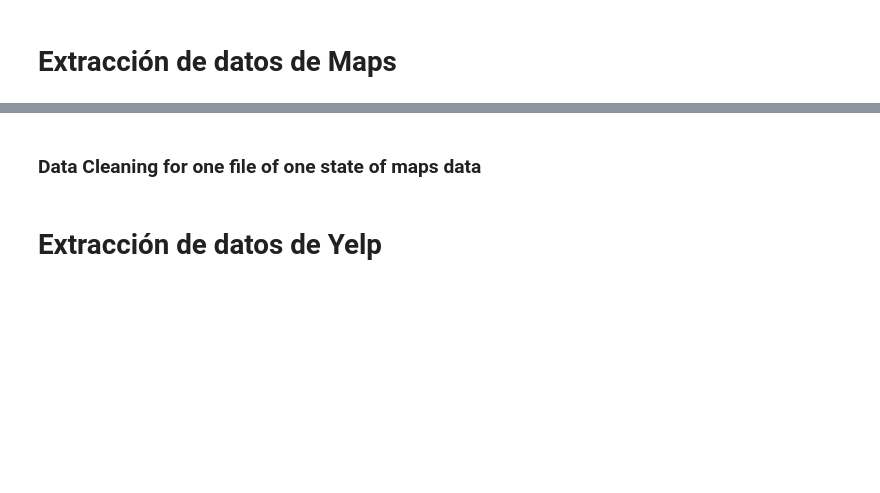
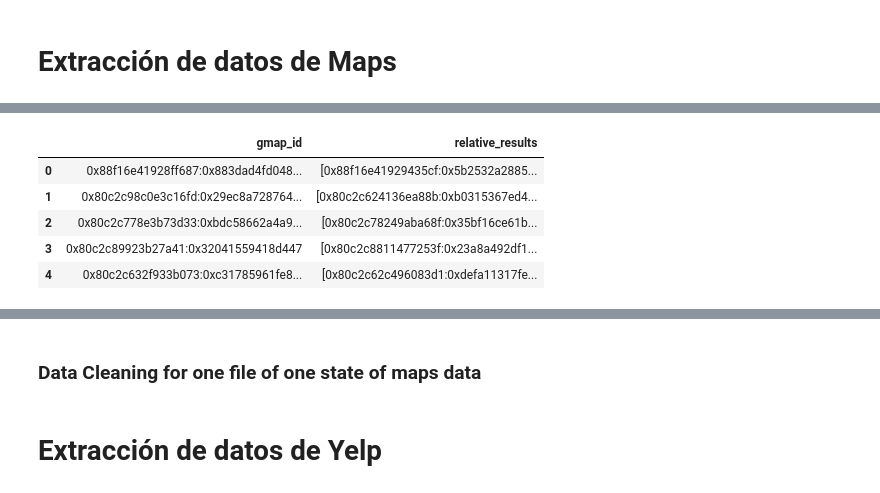
Before and after one commit to Tinmarian/Big_Data_Project-Google_Reviews, a Jupyter notebook: EDA.ipynb, the cells around one changed output, grey strips where cells are left out. Cells and saved outputs as stored; diff of their text form; code cells hidden in the pictures; blank space fills up the shorter version.

```diff
--- a/EDA.ipynb
+++ b/EDA.ipynb
@@ -34,0 +143,9 @@ NameError: name 'maps_reviews' is not defined
+# %%
+relativos_maps.head()
+# %% [output]
+|  | gmap_id | relative_results |
+| 0 | 0x88f16e41928ff687:0x883dad4fd048... | [0x88f16e41929435cf:0x5b2532a2885... |
+| 1 | 0x80c2c98c0e3c16fd:0x29ec8a728764... | [0x80c2c624136ea88b:0xb0315367ed4... |
+| 2 | 0x80c2c778e3b73d33:0xbdc58662a4a9... | [0x80c2c78249aba68f:0x35bf16ce61b... |
+| 3 | 0x80c2c89923b27a41:0x32041559418d447 | [0x80c2c8811477253f:0x23a8a492df1... |
+| 4 | 0x80c2c632f933b073:0xc31785961fe8... | [0x80c2c62c496083d1:0xdefa11317fe... |
```
Also changed, not shown: parts of 13 cells of this notebook.
